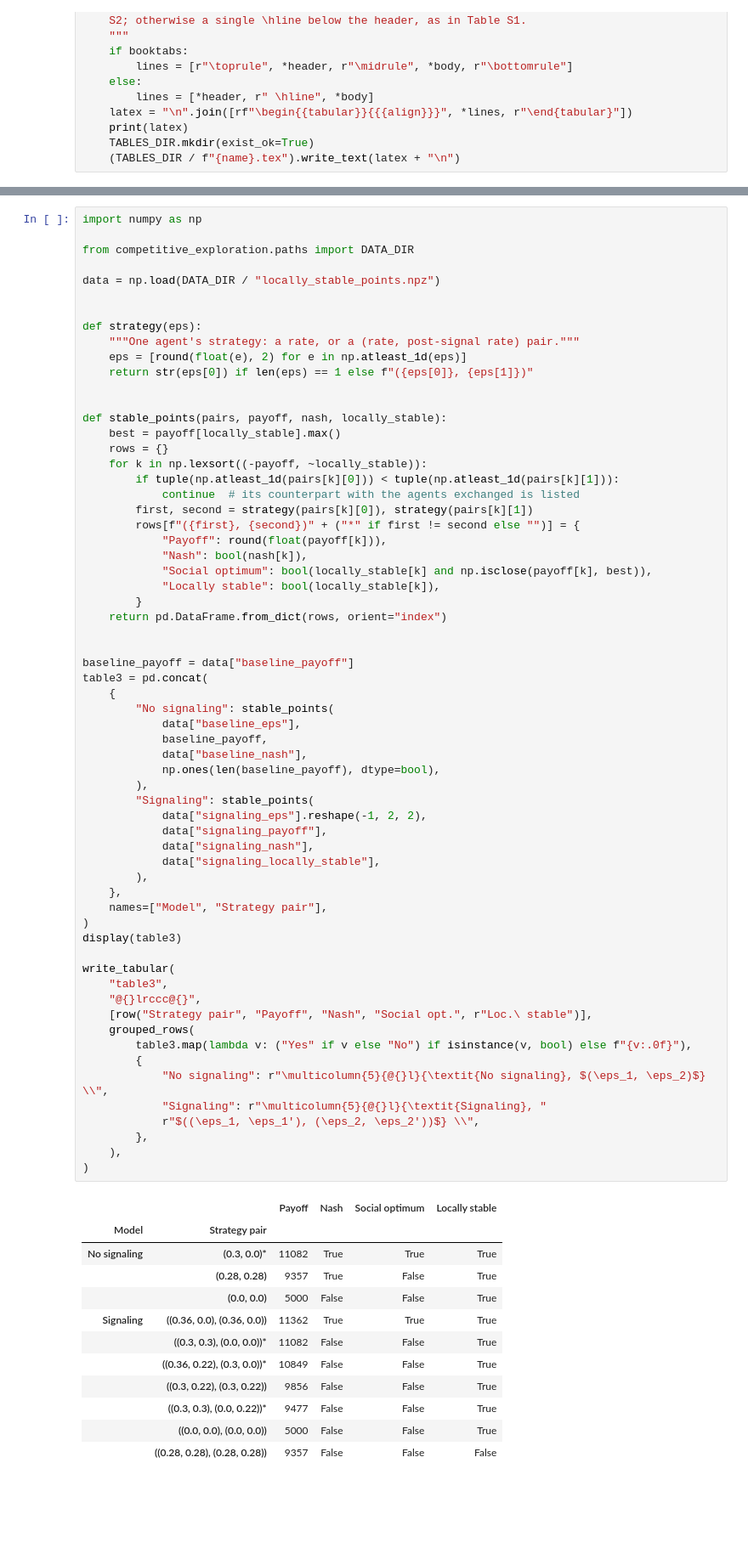
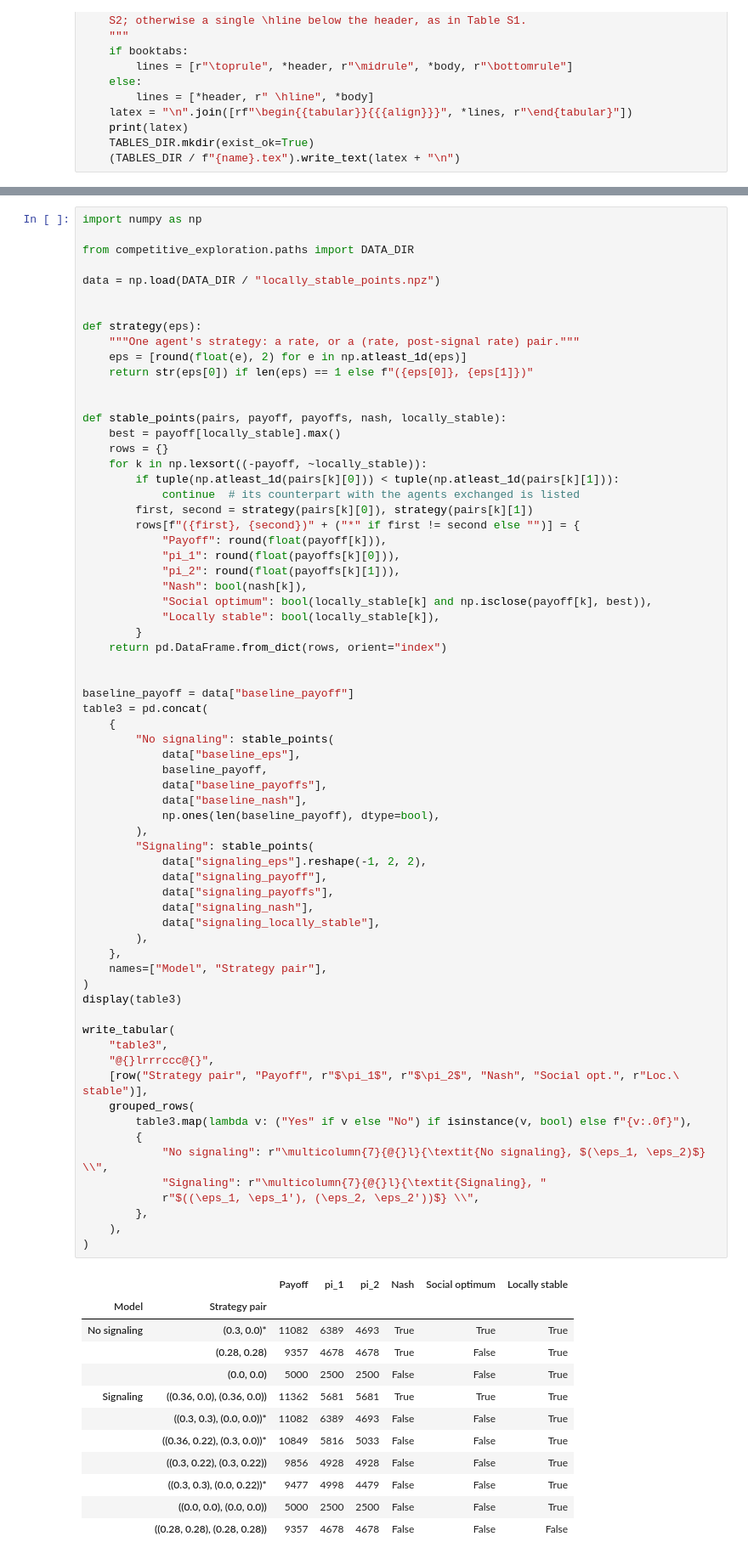
Before and after one commit to james-wolfe/competitive-exploration, a Jupyter notebook: notebooks/tables.ipynb, the cells around one changed output, grey strips where cells are left out. Shown at 85% size. Cells and saved outputs as stored; diff of their text form; blank space fills up the shorter version.

```diff
--- a/notebooks/tables.ipynb
+++ b/notebooks/tables.ipynb
@@ -127,7 +145,7 @@ def strategy(eps):
     return str(eps[0]) if len(eps) == 1 else f"({eps[0]}, {eps[1]})"
 
 
-def stable_points(pairs, payoff, nash, locally_stable):
+def stable_points(pairs, payoff, payoffs, nash, locally_stable):
     best = payoff[locally_stable].max()
     rows = {}
     for k in np.lexsort((-payoff, ~locally_stable)):
@@ -136,6 +154,8 @@ def stable_points(pairs, payoff, nash, locally_stable):
         first, second = strategy(pairs[k][0]), strategy(pairs[k][1])
         rows[f"({first}, {second})" + ("*" if first != second else "")] = {
             "Payoff": round(float(payoff[k])),
+            "pi_1": round(float(payoffs[k][0])),
+            "pi_2": round(float(payoffs[k][1])),
             "Nash": bool(nash[k]),
             "Social optimum": bool(locally_stable[k] and np.isclose(payoff[k], best)),
             "Locally stable": bool(locally_stable[k]),
@@ -146,46 +166,48 @@ def stable_points(pairs, payoff, nash, locally_stable):
 baseline_payoff = data["baseline_payoff"]
 table3 = pd.concat(
     {
         "No signaling": stable_points(
             data["baseline_eps"],
             baseline_payoff,
+            data["baseline_payoffs"],
             data["baseline_nash"],
             np.ones(len(baseline_payoff), dtype=bool),
         ),
         "Signaling": stable_points(
             data["signaling_eps"].reshape(-1, 2, 2),
             data["signaling_payoff"],
+            data["signaling_payoffs"],
             data["signaling_nash"],
             data["signaling_locally_stable"],
         ),
     },
     names=["Model", "Strategy pair"],
 )
 display(table3)
 
 write_tabular(
     "table3",
-    "@{}lrccc@{}",
-    [row("Strategy pair", "Payoff", "Nash", "Social opt.", r"Loc.\ stable")],
+    "@{}lrrrccc@{}",
+    [row("Strategy pair", "Payoff", r"$\pi_1$", r"$\pi_2$", "Nash", "Social opt.", r"Loc.\ stable")],
     grouped_rows(
         table3.map(lambda v: ("Yes" if v else "No") if isinstance(v, bool) else f"{v:.0f}"),
         {
-            "No signaling": r"\multicolumn{5}{@{}l}{\textit{No signaling}, $(\eps_1, \eps_2)$} \\",
-            "Signaling": r"\multicolumn{5}{@{}l}{\textit{Signaling}, "
+            "No signaling": r"\multicolumn{7}{@{}l}{\textit{No signaling}, $(\eps_1, \eps_2)$} \\",
+            "Signaling": r"\multicolumn{7}{@{}l}{\textit{Signaling}, "
             r"$((\eps_1, \eps_1'), (\eps_2, \eps_2'))$} \\",
         },
     ),
 )
 # %% [output]
-|  |  | Payoff | Nash | Social optimum | Locally stable |
-| Model | Strategy pair |  |  |  |  |
-| No signaling | (0.3, 0.0)* | 11082 | True | True | True |
-|  | (0.28, 0.28) | 9357 | True | False | True |
-|  | (0.0, 0.0) | 5000 | False | False | True |
-| Signaling | ((0.36, 0.0), (0.36, 0.0)) | 11362 | True | True | True |
-|  | ((0.3, 0.3), (0.0, 0.0))* | 11082 | False | False | True |
-|  | ((0.36, 0.22), (0.3, 0.0))* | 10849 | False | False | True |
-|  | ((0.3, 0.22), (0.3, 0.22)) | 9856 | False | False | True |
-|  | ((0.3, 0.3), (0.0, 0.22))* | 9477 | False | False | True |
-|  | ((0.0, 0.0), (0.0, 0.0)) | 5000 | False | False | True |
-|  | ((0.28, 0.28), (0.28, 0.28)) | 9357 | False | False | False |
+|  |  | Payoff | pi_1 | pi_2 | Nash | Social optimum | Locally stable |
+| Model | Strategy pair |  |  |  |  |  |  |
+| No signaling | (0.3, 0.0)* | 11082 | 6389 | 4693 | True | True | True |
+|  | (0.28, 0.28) | 9357 | 4678 | 4678 | True | False | True |
+|  | (0.0, 0.0) | 5000 | 2500 | 2500 | False | False | True |
+| Signaling | ((0.36, 0.0), (0.36, 0.0)) | 11362 | 5681 | 5681 | True | True | True |
+|  | ((0.3, 0.3), (0.0, 0.0))* | 11082 | 6389 | 4693 | False | False | True |
+|  | ((0.36, 0.22), (0.3, 0.0))* | 10849 | 5816 | 5033 | False | False | True |
+|  | ((0.3, 0.22), (0.3, 0.22)) | 9856 | 4928 | 4928 | False | False | True |
+|  | ((0.3, 0.3), (0.0, 0.22))* | 9477 | 4998 | 4479 | False | False | True |
+|  | ((0.0, 0.0), (0.0, 0.0)) | 5000 | 2500 | 2500 | False | False | True |
+|  | ((0.28, 0.28), (0.28, 0.28)) | 9357 | 4678 | 4678 | False | False | False |
```
Also changed, not shown: parts of 6 cells of this notebook, 8 other files.
